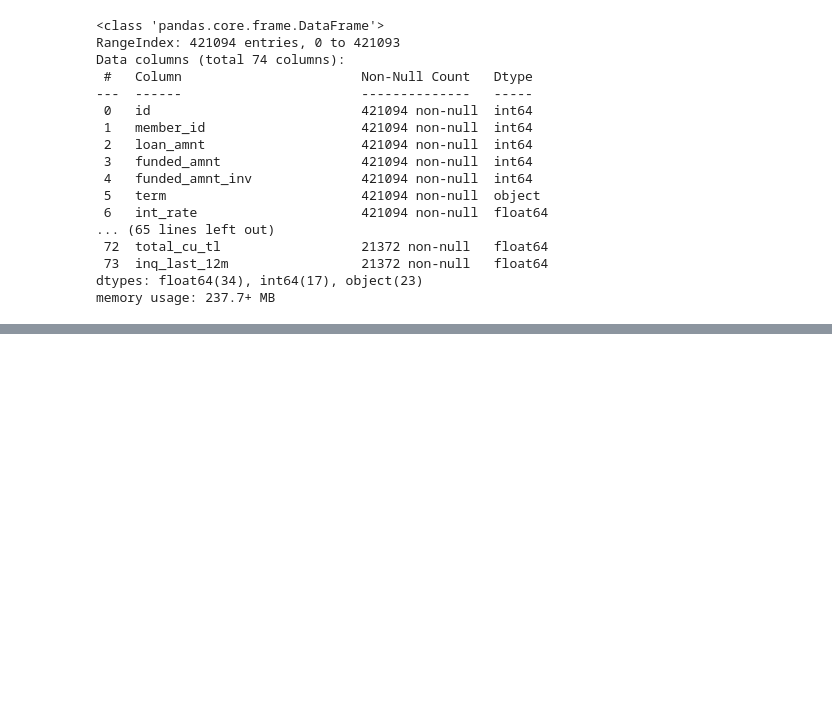
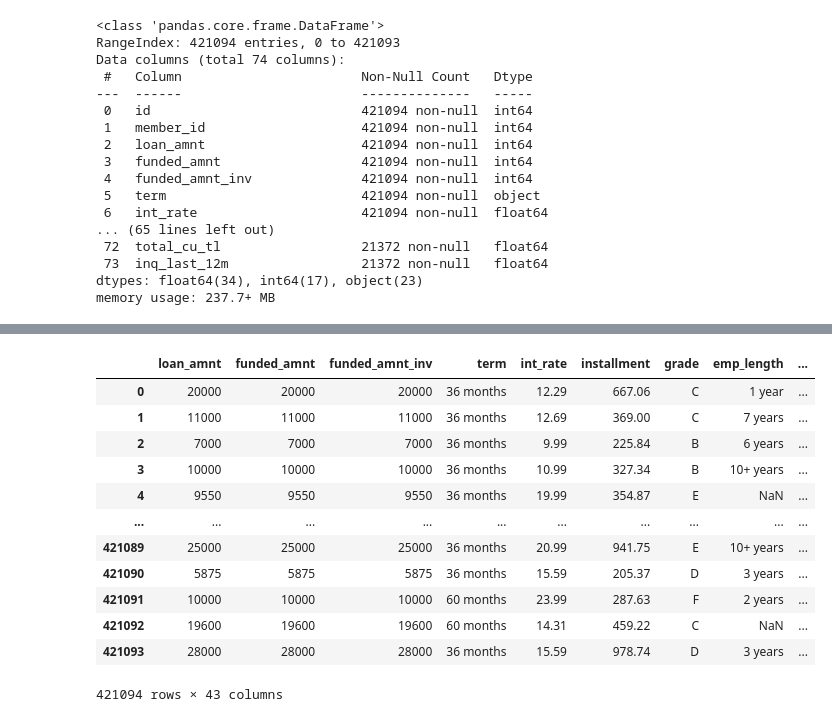
Before and after one commit to SharathkumaraKR/Credit-Risk-Model, a Jupyter notebook: Credit_Risk_Model_(Kaggle).ipynb, the cells around one changed output, grey strips where cells are left out. Drawn from its saved outputs; the diff is of its cells as text; code cells hidden in the pictures; blank space fills up the shorter version.

```diff
--- a/Credit_Risk_Model_(Kaggle).ipynb
+++ b/Credit_Risk_Model_(Kaggle).ipynb
@@ -69,6 +78,8 @@ Data columns (total 74 columns):
  73  inq_last_12m                 21372 non-null   float64
 dtypes: float64(34), int64(17), object(23)
 memory usage: 237.7+ MB
+# %%
+pd.options.display.max_columns = None
 # %%
 df
 # %% [output]
@@ -92,0 +99,2 @@ files.download("merged_df.xlsx")
+# %%
+loan_data = df
@@ -92,0 +124,13 @@ files.download("merged_df.xlsx")
+# %%
+loan_data.dropna(thresh = loan_data.shape[0] * 0.2, axis = 1, inplace = True)
+
+
+'''
+drop redundant and forward-looking columns
+redundant like id, member_id, title, etc.
+forward-looking like recoveries, collection_recovery_fee, etc.
+drop sub_grade as same information is captured in grade column
+drop next_pymnt_d since, given that our data is historical and this column is supposed to have future dates, will not make sense for our model
+'''
+loan_data.drop(columns = ['id', 'member_id', 'sub_grade', 'emp_title', 'url', 'title', 'zip_code', 'next_pymnt_d',
+                          'recoveries', 'collection_recovery_fee', 'total_rec_prncp', 'total_rec_late_fee'], inplace = True)
@@ -92,0 +172,19 @@ files.download("merged_df.xlsx")
+# %%
+loan_data['good_bad'] = np.where(loan_data.loc[:, 'loan_status'].isin(['Charged Off', 'Default', 'Late (31-120 days)','Does not meet the credit policy. Status:Charged Off']), 0, 1)
+loan_data.drop(columns = ['loan_status'], inplace = True)
+# %%
+loan_data
+# %% [output]
+|  | loan_amnt | funded_amnt | funded_amnt_inv | term | int_rate | installment | grade | emp_length | ... |
+| 0 | 20000 | 20000 | 20000 | 36 months | 12.29 | 667.06 | C | 1 year | ... |
+| 1 | 11000 | 11000 | 11000 | 36 months | 12.69 | 369.00 | C | 7 years | ... |
+| 2 | 7000 | 7000 | 7000 | 36 months | 9.99 | 225.84 | B | 6 years | ... |
+| 3 | 10000 | 10000 | 10000 | 36 months | 10.99 | 327.34 | B | 10+ years | ... |
+| 4 | 9550 | 9550 | 9550 | 36 months | 19.99 | 354.87 | E | NaN | ... |
+| ... | ... | ... | ... | ... | ... | ... | ... | ... | ... |
+| 421089 | 25000 | 25000 | 25000 | 36 months | 20.99 | 941.75 | E | 10+ years | ... |
+| 421090 | 5875 | 5875 | 5875 | 36 months | 15.59 | 205.37 | D | 3 years | ... |
+| 421091 | 10000 | 10000 | 10000 | 60 months | 23.99 | 287.63 | F | 2 years | ... |
+| 421092 | 19600 | 19600 | 19600 | 60 months | 14.31 | 459.22 | C | NaN | ... |
+| 421093 | 28000 | 28000 | 28000 | 36 months | 15.59 | 978.74 | D | 3 years | ... |
+421094 rows × 43 columns
```
Also changed, not shown: parts of 9 cells of this notebook.
